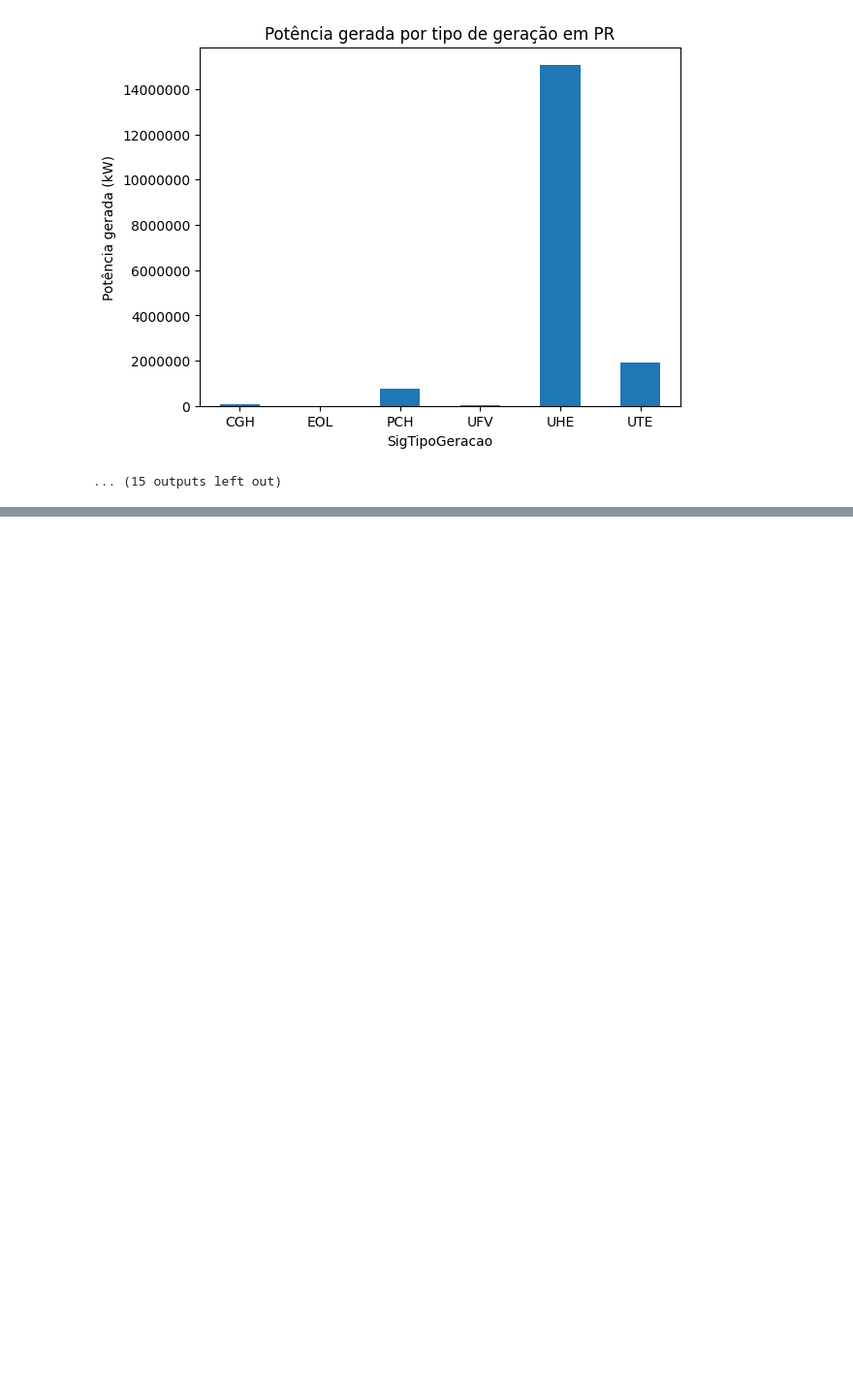
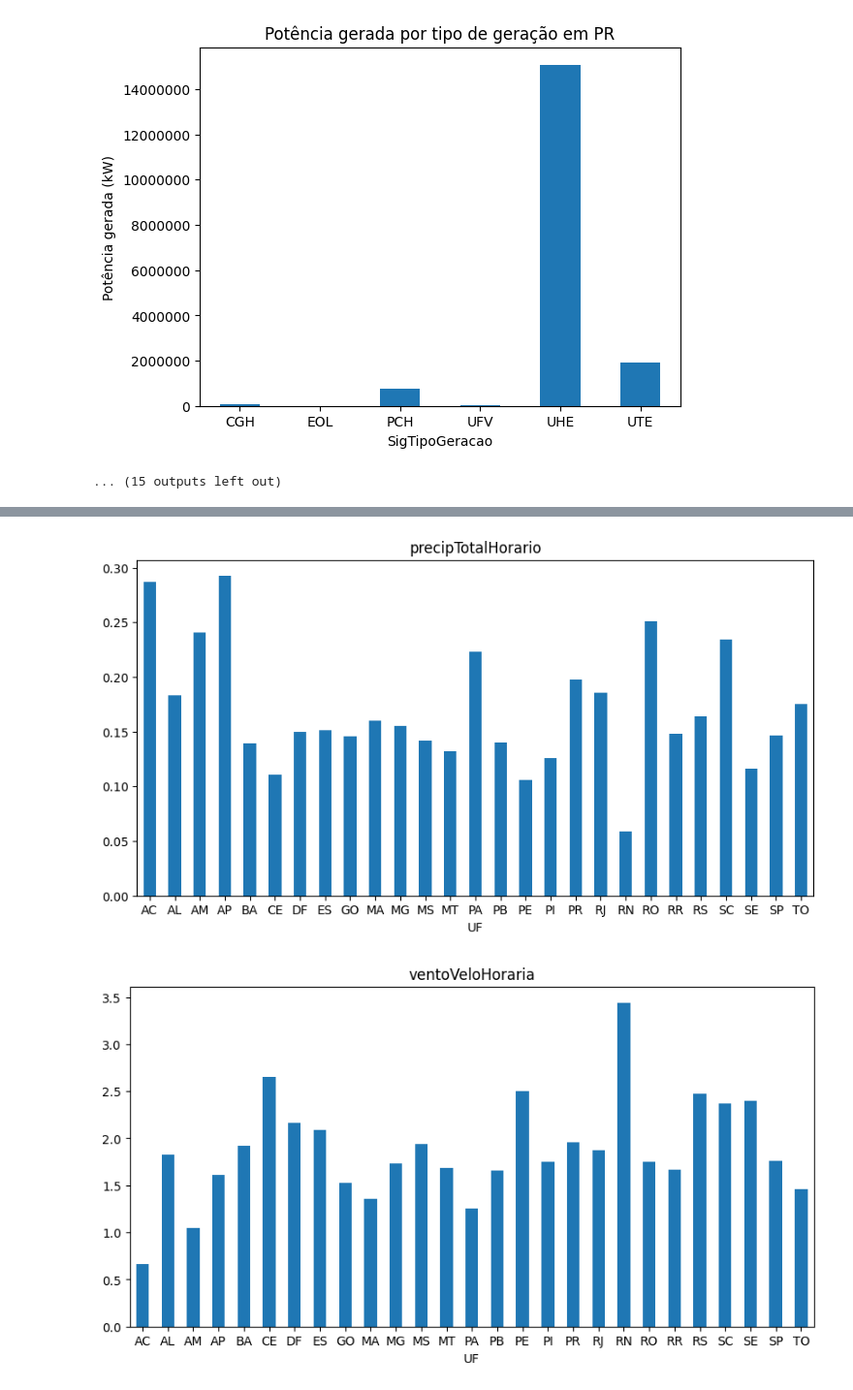
Before and after one commit to TiagoRCunha/pi-03-relacao-energia-condicao-climatica, a Jupyter notebook: aed.ipynb, the cells around one changed output, grey strips where cells are left out. Shown at 97% size. Drawn from its saved outputs; the diff is of its cells as text; code cells hidden in the pictures; blank space fills up the shorter version.

```diff
--- a/aed.ipynb
+++ b/aed.ipynb
@@ -112,0 +124,9 @@ for uf in ufs:
+# %%
+for column in df_grouped_mean_uf.columns:
+    plt.figure()
+    df_grouped_mean_uf[column].plot.bar(rot=0, figsize=(10,5))
+    plt.title(column)
+    plt.show()
+# %% [output]
+[figure, added]
+[figure, added]
```
Also changed, not shown: parts of 8 cells of this notebook, 2 other files.
